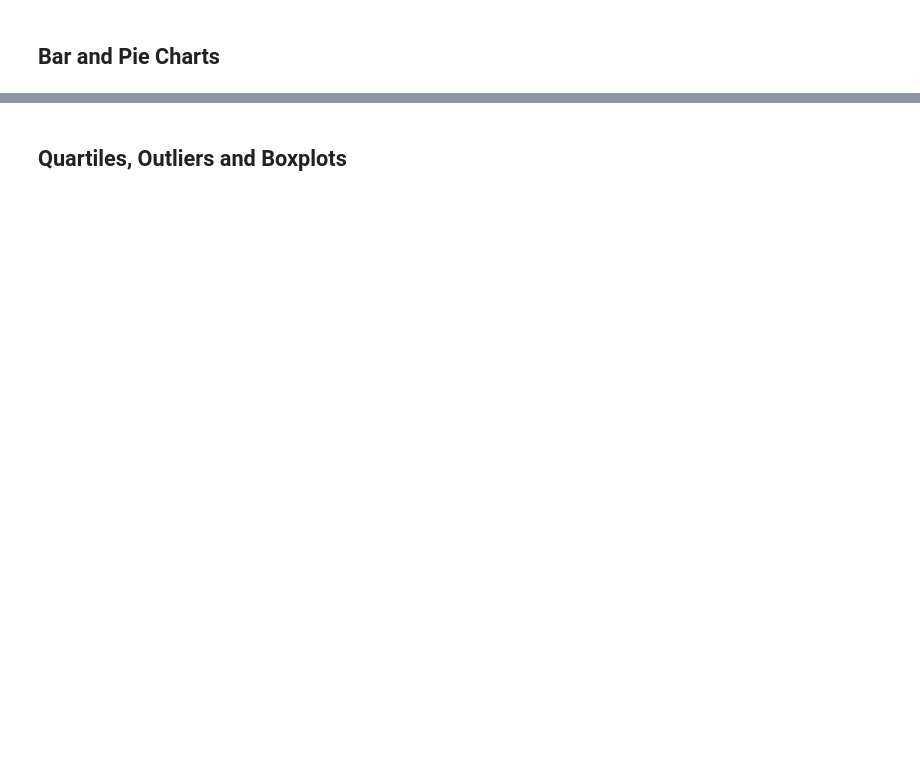
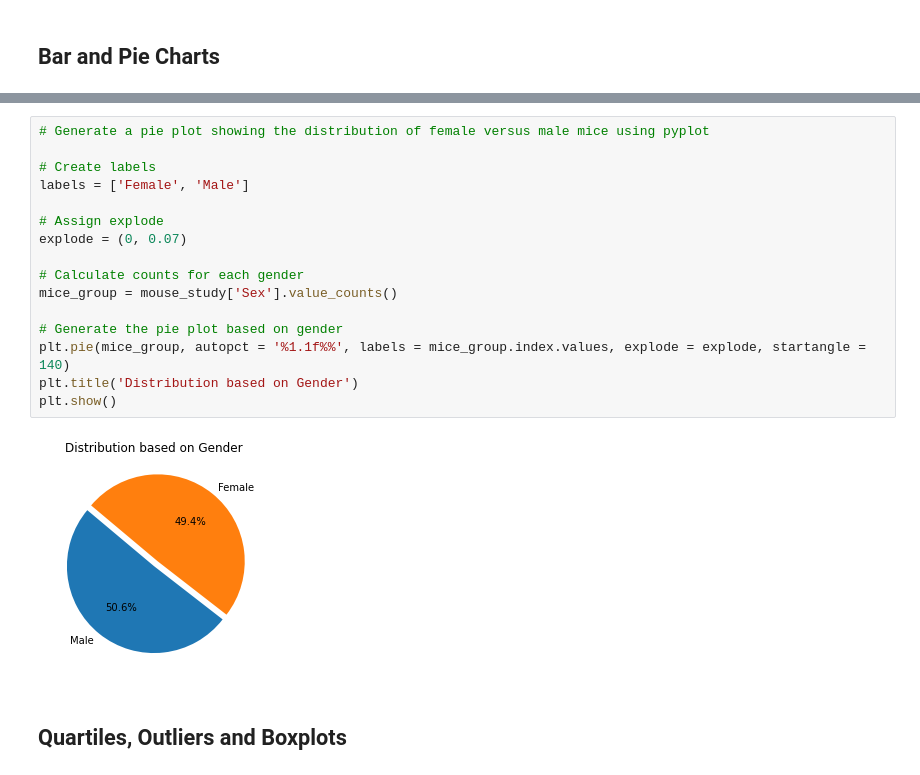
Before and after one commit to mtamrakar656/pymaceuticals, a Jupyter notebook: pymaceuticals.ipynb, the cells around one changed output, grey strips where cells are left out. Cells and saved outputs as stored; diff of their text form; blank space fills up the shorter version.

```diff
--- a/pymaceuticals.ipynb
+++ b/pymaceuticals.ipynb
@@ -110,3 +182,21 @@ count_tmpnt =
+# %%
+# Generate a pie plot showing the distribution of female versus male mice using pyplot
+
+# Create labels
+labels = ['Female', 'Male']
+
+# Assign explode
+explode = (0, 0.07)
+
+# Calculate counts for each gender
+mice_group = mouse_study['Sex'].value_counts()
+
+# Generate the pie plot based on gender
+plt.pie(mice_group, autopct = '%1.1f%%', labels = mice_group.index.values, explode = explode, startangle = 140)
+plt.title('Distribution based on Gender')
+plt.show()
+# %% [output]
+[figure, added]
 # %% [markdown]
 ## Quartiles, Outliers and Boxplots
 # %%
```
Also changed, not shown: parts of 12 cells of this notebook, 1 other file.
